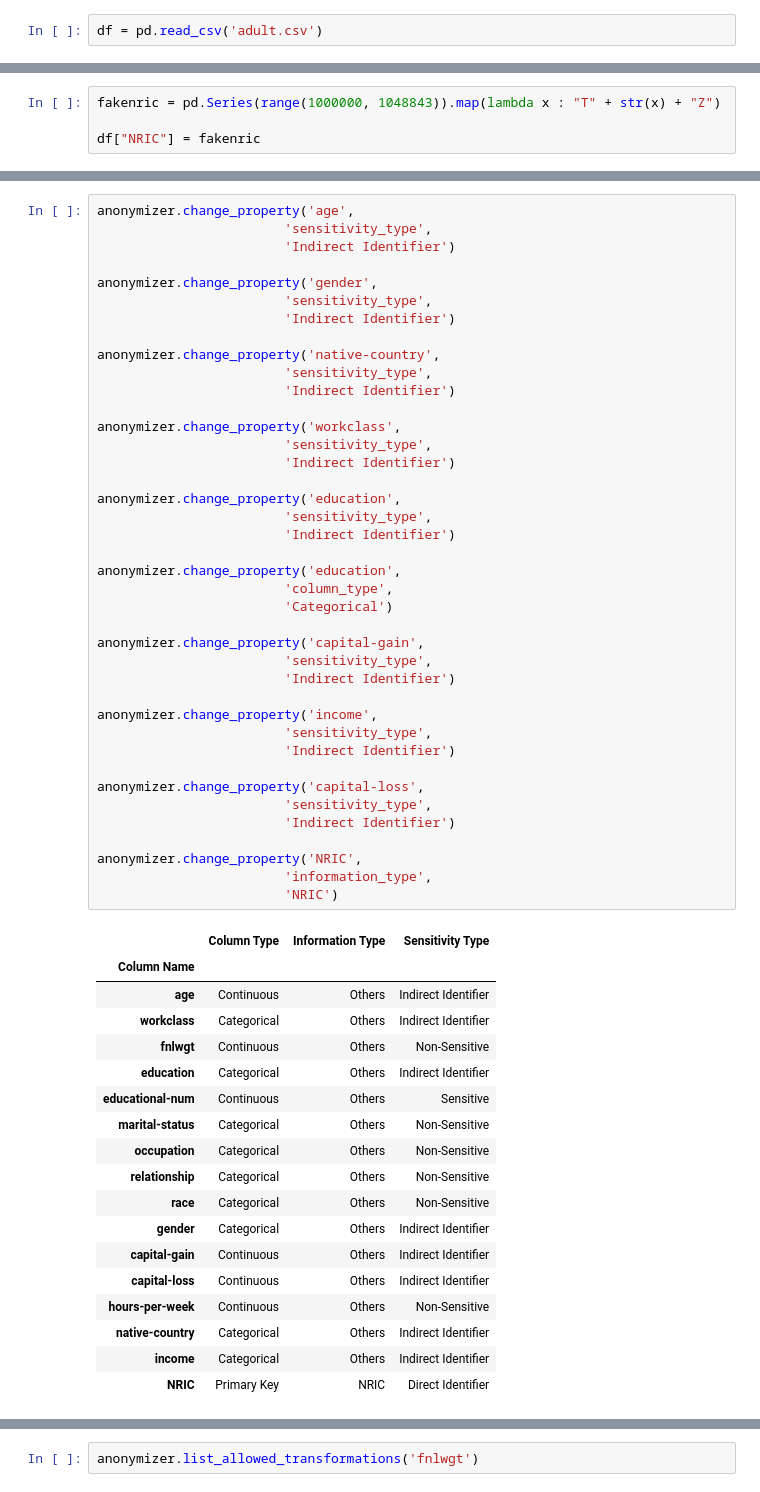
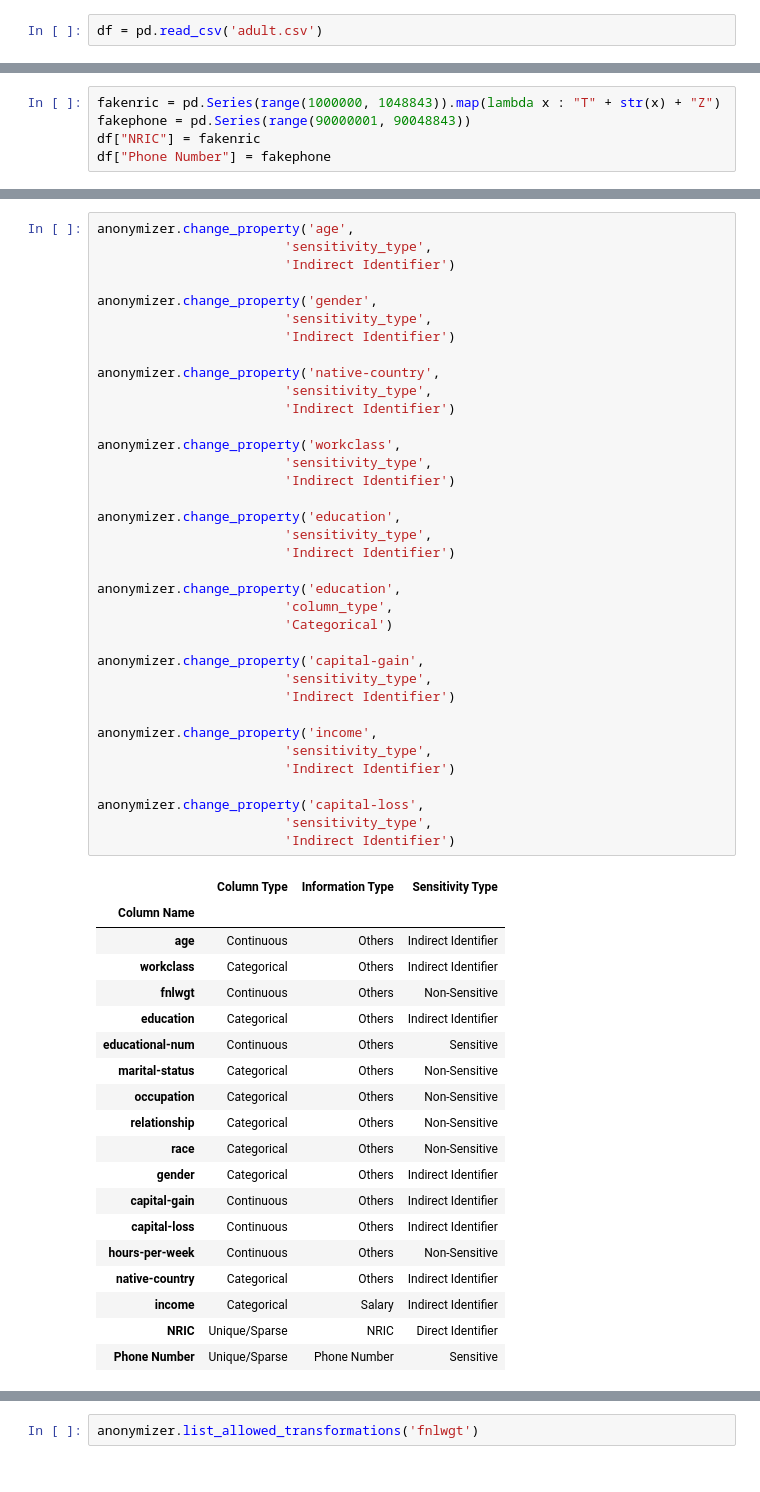
Before and after one commit to dylanlo8/SynPiper, a Jupyter notebook: anonymizer/test.ipynb, the cells around one changed output, grey strips where cells are left out. Saved outputs shown, nothing was run; the diff lists cells and outputs as text.

```diff
--- a/anonymizer/test.ipynb
+++ b/anonymizer/test.ipynb
@@ -8,7 +15,8 @@ df = pd.read_csv('adult.csv')
 # %%
 fakenric = pd.Series(range(1000000, 1048843)).map(lambda x : "T" + str(x) + "Z")
-
+fakephone = pd.Series(range(90000001, 90048843))
 df["NRIC"] = fakenric
+df["Phone Number"] = fakephone
 # %%
 anonymizer = DataAnonymizer(df)
 # %% [output]
@@ -104,38 +133,35 @@ anonymizer.change_property('education',
                         'Categorical')
 
 anonymizer.change_property('capital-gain',
                         'sensitivity_type',
                         'Indirect Identifier')
 
 anonymizer.change_property('income',
                         'sensitivity_type',
                         'Indirect Identifier')
 
 anonymizer.change_property('capital-loss',
                         'sensitivity_type',
                         'Indirect Identifier')
-
-anonymizer.change_property('NRIC',
-                        'information_type',
-                        'NRIC')
 # %% [output]
 |  | Column Type | Information Type | Sensitivity Type |
 | Column Name |  |  |  |
 | age | Continuous | Others | Indirect Identifier |
 | workclass | Categorical | Others | Indirect Identifier |
 | fnlwgt | Continuous | Others | Non-Sensitive |
 | education | Categorical | Others | Indirect Identifier |
 | educational-num | Continuous | Others | Sensitive |
 | marital-status | Categorical | Others | Non-Sensitive |
 | occupation | Categorical | Others | Non-Sensitive |
 | relationship | Categorical | Others | Non-Sensitive |
 | race | Categorical | Others | Non-Sensitive |
 | gender | Categorical | Others | Indirect Identifier |
 | capital-gain | Continuous | Others | Indirect Identifier |
 | capital-loss | Continuous | Others | Indirect Identifier |
 | hours-per-week | Continuous | Others | Non-Sensitive |
 | native-country | Categorical | Others | Indirect Identifier |
-| income | Categorical | Others | Indirect Identifier |
-| NRIC | Primary Key | NRIC | Direct Identifier |
+| income | Categorical | Salary | Indirect Identifier |
+| NRIC | Unique/Sparse | NRIC | Direct Identifier |
+| Phone Number | Unique/Sparse | Phone Number | Sensitive |
 # %%
 anonymizer.get_mask_table() # autosuggest type of masking for each column (in order of priority)
```
Also changed, not shown: parts of 10 cells of this notebook, 3 other files.
